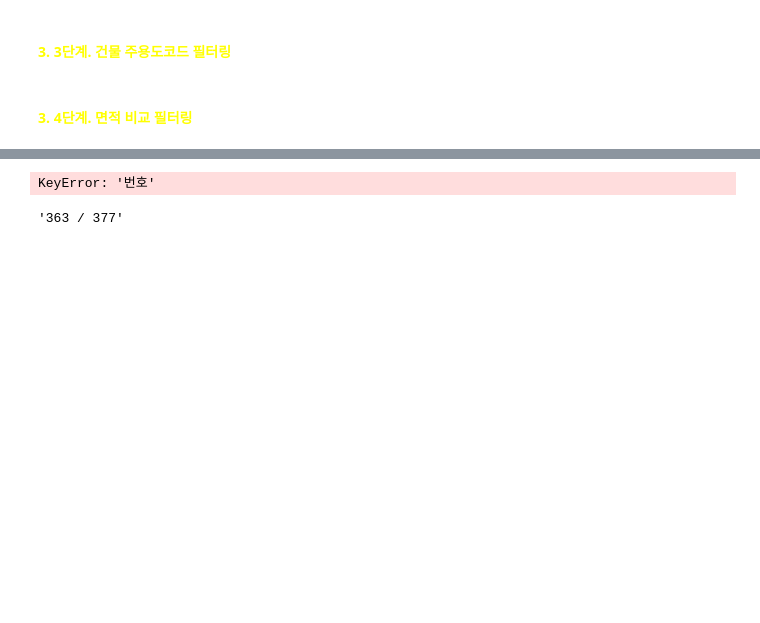
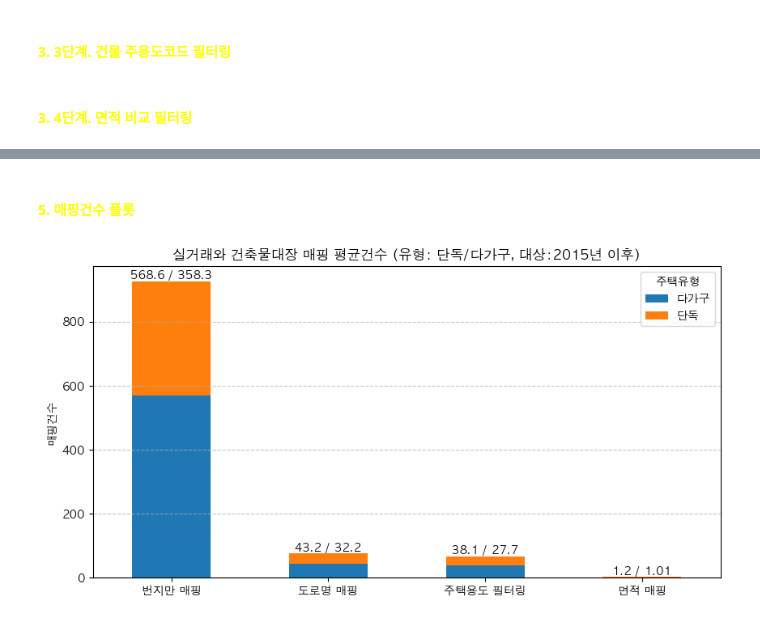
Before and after one commit to sbcho21/landata, a Jupyter notebook: notebooks/bundang.ipynb, the cells around one changed output, grey strips where cells are left out. Cells and saved outputs as stored; diff of their text form; code cells hidden in the pictures; blank space fills up the shorter version.

```diff
--- a/notebooks/bundang.ipynb
+++ b/notebooks/bundang.ipynb
@@ -198,44 +243,42 @@ all_df.to_csv("all_2024_df.csv", index=False, encoding='euc-kr')
+# %% [markdown]
+#### <span style="color:yellow">5. 매핑건수 플롯</span>
 # %%
 
-
-temp_df = all_df[['주택유형', '대지_위치']].groupby(['번호', '주택유형']).count()
-temp_df.groupby(['주택유형']).aggregate(['mean'])
-
 import pandas as pd
-df = pd.DataFrame([[363, 377], [29, 53], [25, 36]], columns=["다가구", "단독"], index = ['번지만 매핑', '도로명 매핑', '주택용도 필터링'])
+df = pd.DataFrame(
+        [[568.6, 358.3], [43.2, 32.2], [38.1, 27.7], [1.2, 1.01]],
+        columns=["다가구", "단독"],
+        index = ['번지만 매핑', '도로명 매핑', '주택용도 필터링', '면적 매핑']
+    )
 
 
 import matplotlib.pyplot as plt
 plt.rcParams["font.family"] = "AppleGothic"
 plt.rcParams["axes.unicode_minus"] = False  # 마이너스(-) 깨짐 방지
 df.plot(
     kind="bar",
     stacked=True,
     figsize=(10,5)
 )
 for i in range(len(df)):
     y_pos = df.iloc[i]['다가구'] + df.iloc[i]['단독']
     text = f"{df.iloc[i]['다가구']} / {df.iloc[i]['단독']}"
     plt.text(
         i,
         y_pos,
         str(text),
         ha='center',
         va='bottom',
         fontweight='bold'
     )
 
 #plt.xlabel("매핑방법")
 plt.ylabel("매핑건수")
-plt.title("실거래와 건축물대장 매핑 평균건수 (유형: 단독/다가구, 대상:2025년 01월)")
+plt.title("실거래와 건축물대장 매핑 평균건수 (유형: 단독/다가구, 대상:2015년 이후)")
 plt.legend(title="주택유형")
 plt.xticks(rotation=0)
 plt.grid(axis="y", linestyle="--", alpha=0.7)
 plt.tight_layout
 plt.show()
 # %% [output]
-KeyError: '번호'
+[figure, added]
-# %%
-f"{df.iloc[0]['다가구']} / {df.iloc[0]['단독']}"
-# %% [output]
-'363 / 377'
```
Also changed, not shown: parts of 14 cells of this notebook, 1 other file.
